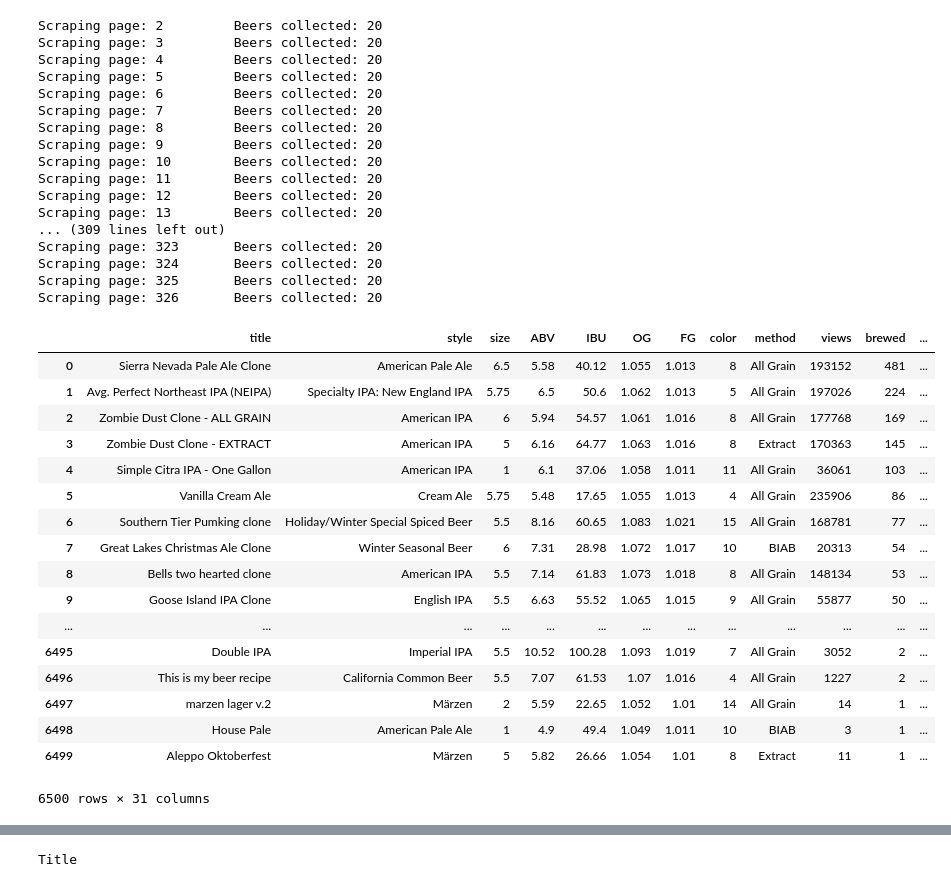
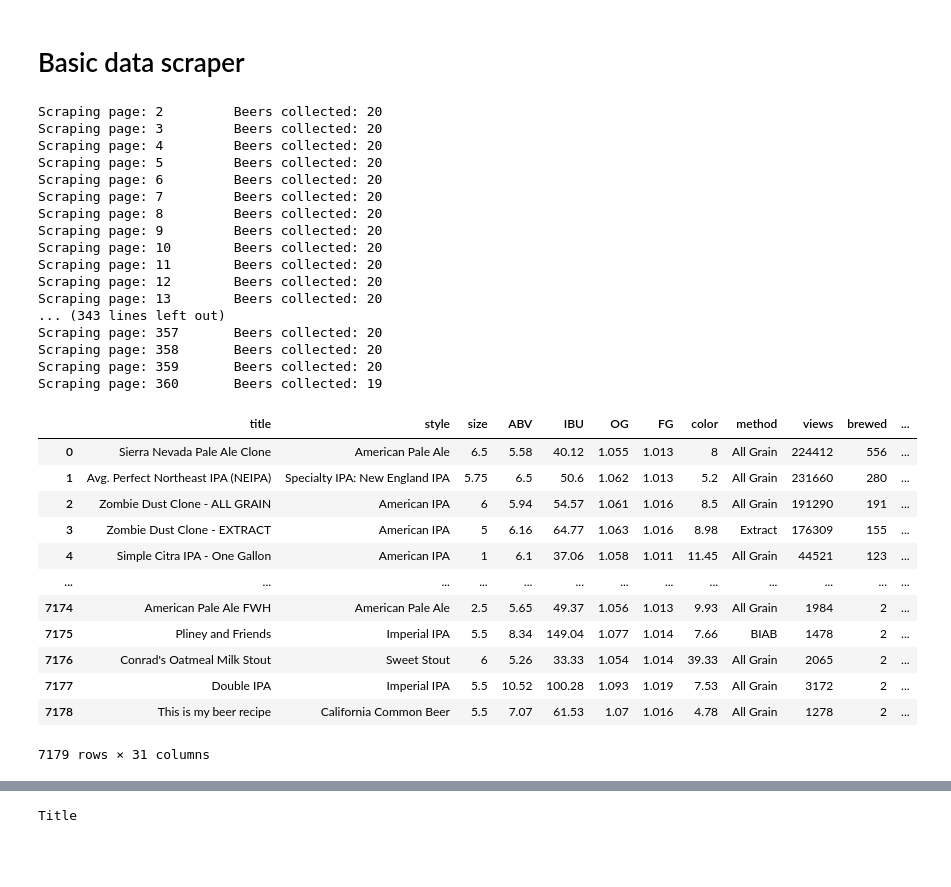
Before and after one commit to TandemElephant/BrewersFriendAI, a Jupyter notebook: scraper.ipynb, the cells around one changed output, grey strips where cells are left out. Cells and saved outputs as stored; diff of their text form; code cells hidden in the pictures; blank space fills up the shorter version.

```diff
--- a/scraper.ipynb
+++ b/scraper.ipynb
@@ -13,7 +13,7 @@ pd.set_option('display.max_columns', 500)
 url_home = 'https://www.brewersfriend.com'
 
 page_num = 1
-r = requests.get(url_home + '/homebrew-recipes/page/' + str(page_num) + '/?sort=breweddown', headers={'User-Agent': 'Mozilla/5.0'})
+r = requests.get('https://www.brewersfriend.com/homebrew/recipe/view/290559/hopped-and-loaded-16-bbl', headers={'User-Agent': 'Mozilla/5.0'})
 soup = BeautifulSoup(r.text, 'html.parser')
-print(soup.prettify())
+print(soup.findAll('div', {'class': 'description'}))
 # %% [output]
@@ -37,3 +37,5 @@ print(soup.prettify())
+# %% [markdown]
+# Basic data scraper
 # %%
 header = [
     'title',
@@ -81,7 +83,7 @@ idx = 0
 
 page_num = 1
 beers_collected = 0
-while page_num <= 325:
+while page_num <= 500:
 
     r = requests.get(url_home + '/homebrew-recipes/page/' + str(page_num) + '/?sort=breweddown', headers={'User-Agent': 'Mozilla/5.0'})
     soup = BeautifulSoup(r.text, 'html.parser')
@@ -107,7 +109,7 @@ while page_num <= 325:
 
                 elif feature == 'size':
                     txt = cell.text
-                    beer['size'] = re.search(r'[0-9](\.[0-9]+)?', txt)[0]
+                    beer['size'] = re.search(r'[0-9]+(\.[0-9]+)?', txt)[0]
                     beer['size_unit'] = re.search(r'[A-z]+', txt)[0]
 
                 elif feature == 'ABV':
@@ -121,10 +123,10 @@ while page_num <= 325:
                         beer['rating'] += int(re.search(r'[0-9]+', cell.find('span', {'class':'last'})['style'])[0]) / 100
 
                 elif feature == 'color':
-                    beer['color'] = re.search(r'[0-9]+', cell.text)[0]
+                    beer['color'] = re.search(r'[0-9]+(\.[0-9]+)?', cell.text)[0]
 
         elif (row.get('id') != None):
-            if re.search(r'expand*', row.get('id')):
+            if re.search(r'expand.*', row.get('id')):
 
                 info_table = row.find_all('table')[0]
 
@@ -239,52 +241,53 @@ while page_num <= 325:
                         if tmp != None:
                             beer['creation_date'] = tmp[0]
                         else:
                             beer['creation_date'] = None
 
 
+                if(int(beer['brewed']) < 2):
+                    break
+
                 beer_df = beer_df.append(beer,  verify_integrity=True, sort=False)
                 beers_collected += 1
                 idx += 1
 
     beer_df.to_csv('./data/beer_basic_data.csv')
     page_num += 1
     print('Scraping page:', page_num, '\t Beers collected:', beers_collected)
     beers_collected = 0
 
+    if(int(beer['brewed']) < 2):
+        break
+
 beer_df
 # %% [output]
 Scraping page: 2         Beers collected: 20
 Scraping page: 3         Beers collected: 20
 Scraping page: 4         Beers collected: 20
 Scraping page: 5         Beers collected: 20
 Scraping page: 6         Beers collected: 20
 Scraping page: 7         Beers collected: 20
 Scraping page: 8         Beers collected: 20
 Scraping page: 9         Beers collected: 20
 Scraping page: 10        Beers collected: 20
 Scraping page: 11        Beers collected: 20
 Scraping page: 12        Beers collected: 20
 Scraping page: 13        Beers collected: 20
-... (309 lines left out)
-Scraping page: 323       Beers collected: 20
-Scraping page: 324       Beers collected: 20
-Scraping page: 325       Beers collected: 20
-Scraping page: 326       Beers collected: 20
+... (343 lines left out)
+Scraping page: 357       Beers collected: 20
+Scraping page: 358       Beers collected: 20
+Scraping page: 359       Beers collected: 20
+Scraping page: 360       Beers collected: 19
 |  | title | style | size | ABV | IBU | OG | FG | color | method | views | brewed | ... |
-| 0 | Sierra Nevada Pale Ale Clone | American Pale Ale | 6.5 | 5.58 | 40.12 | 1.055 | 1.013 | 8 | All Grain | 193152 | 481 | ... |
-| 1 | Avg. Perfect Northeast IPA (NEIPA) | Specialty IPA: New England IPA | 5.75 | 6.5 | 50.6 | 1.062 | 1.013 | 5 | All Grain | 197026 | 224 | ... |
-| 2 | Zombie Dust Clone - ALL GRAIN | American IPA | 6 | 5.94 | 54.57 | 1.061 | 1.016 | 8 | All Grain | 177768 | 169 | ... |
-| 3 | Zombie Dust Clone - EXTRACT | American IPA | 5 | 6.16 | 64.77 | 1.063 | 1.016 | 8 | Extract | 170363 | 145 | ... |
-| 4 | Simple Citra IPA - One Gallon | American IPA | 1 | 6.1 | 37.06 | 1.058 | 1.011 | 11 | All Grain | 36061 | 103 | ... |
-| 5 | Vanilla Cream Ale | Cream Ale | 5.75 | 5.48 | 17.65 | 1.055 | 1.013 | 4 | All Grain | 235906 | 86 | ... |
-| 6 | Southern Tier Pumking clone | Holiday/Winter Special Spiced Beer | 5.5 | 8.16 | 60.65 | 1.083 | 1.021 | 15 | All Grain | 168781 | 77 | ... |
-| 7 | Great Lakes Christmas Ale Clone | Winter Seasonal Beer | 6 | 7.31 | 28.98 | 1.072 | 1.017 | 10 | BIAB | 20313 | 54 | ... |
-| 8 | Bells two hearted clone | American IPA | 5.5 | 7.14 | 61.83 | 1.073 | 1.018 | 8 | All Grain | 148134 | 53 | ... |
-| 9 | Goose Island IPA Clone | English IPA | 5.5 | 6.63 | 55.52 | 1.065 | 1.015 | 9 | All Grain | 55877 | 50 | ... |
+| 0 | Sierra Nevada Pale Ale Clone | American Pale Ale | 6.5 | 5.58 | 40.12 | 1.055 | 1.013 | 8 | All Grain | 224412 | 556 | ... |
+| 1 | Avg. Perfect Northeast IPA (NEIPA) | Specialty IPA: New England IPA | 5.75 | 6.5 | 50.6 | 1.062 | 1.013 | 5.2 | All Grain | 231660 | 280 | ... |
+| 2 | Zombie Dust Clone - ALL GRAIN | American IPA | 6 | 5.94 | 54.57 | 1.061 | 1.016 | 8.5 | All Grain | 191290 | 191 | ... |
+| 3 | Zombie Dust Clone - EXTRACT | American IPA | 5 | 6.16 | 64.77 | 1.063 | 1.016 | 8.98 | Extract | 176309 | 155 | ... |
+| 4 | Simple Citra IPA - One Gallon | American IPA | 1 | 6.1 | 37.06 | 1.058 | 1.011 | 11.45 | All Grain | 44521 | 123 | ... |
 | ... | ... | ... | ... | ... | ... | ... | ... | ... | ... | ... | ... | ... |
-| 6495 | Double IPA | Imperial IPA | 5.5 | 10.52 | 100.28 | 1.093 | 1.019 | 7 | All Grain | 3052 | 2 | ... |
-| 6496 | This is my beer recipe | California Common Beer | 5.5 | 7.07 | 61.53 | 1.07 | 1.016 | 4 | All Grain | 1227 | 2 | ... |
-| 6497 | marzen lager v.2 | Märzen | 2 | 5.59 | 22.65 | 1.052 | 1.01 | 14 | All Grain | 14 | 1 | ... |
-| 6498 | House Pale | American Pale Ale | 1 | 4.9 | 49.4 | 1.049 | 1.011 | 10 | BIAB | 3 | 1 | ... |
-| 6499 | Aleppo Oktoberfest | Märzen | 5 | 5.82 | 26.66 | 1.054 | 1.01 | 8 | Extract | 11 | 1 | ... |
+| 7174 | American Pale Ale FWH | American Pale Ale | 2.5 | 5.65 | 49.37 | 1.056 | 1.013 | 9.93 | All Grain | 1984 | 2 | ... |
+| 7175 | Pliney and Friends | Imperial IPA | 5.5 | 8.34 | 149.04 | 1.077 | 1.014 | 7.66 | BIAB | 1478 | 2 | ... |
+| 7176 | Conrad's Oatmeal Milk Stout | Sweet Stout | 6 | 5.26 | 33.33 | 1.054 | 1.014 | 39.33 | All Grain | 2065 | 2 | ... |
+| 7177 | Double IPA | Imperial IPA | 5.5 | 10.52 | 100.28 | 1.093 | 1.019 | 7.53 | All Grain | 3172 | 2 | ... |
+| 7178 | This is my beer recipe | California Common Beer | 5.5 | 7.07 | 61.53 | 1.07 | 1.016 | 4.78 | All Grain | 1278 | 2 | ... |
-6500 rows × 31 columns
+7179 rows × 31 columns
```
Also changed, not shown: parts of 8 cells of this notebook, 16 other files.
